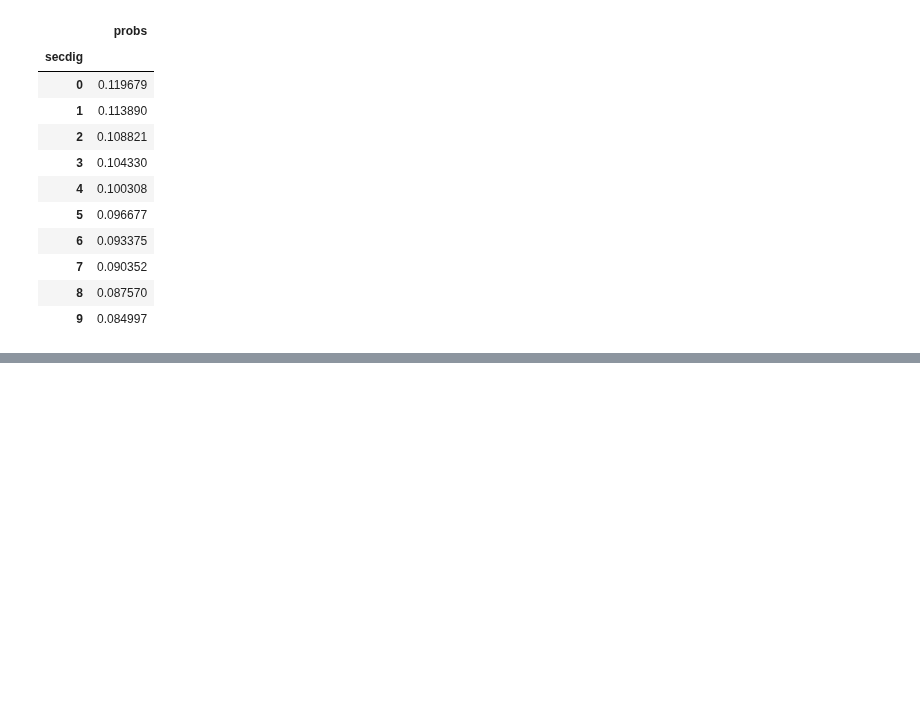
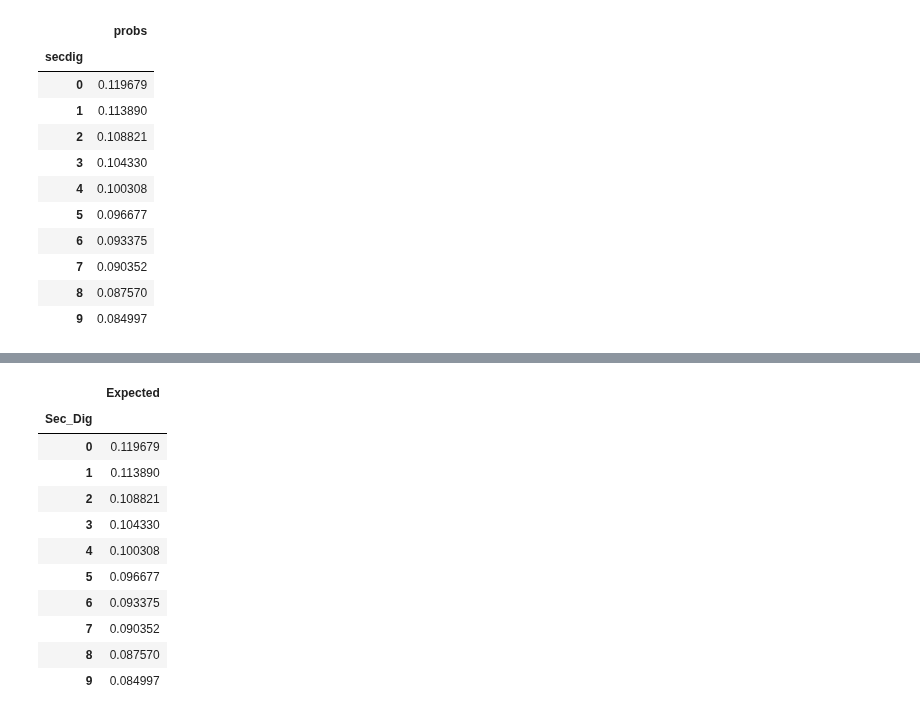
Before and after one commit to milcent/benford_py, a Jupyter notebook: Benford.ipynb, the cells around one changed output, grey strips where cells are left out. Cells and saved outputs as stored; diff of their text form; code cells hidden in the pictures; blank space fills up the shorter version.

```diff
--- a/Benford.ipynb
+++ b/Benford.ipynb
@@ -326,0 +357,15 @@ secondD()
+# %%
+secondDigit()
+# %% [output]
+|  | Expected |
+| Sec_Dig |  |
+| 0 | 0.119679 |
+| 1 | 0.113890 |
+| 2 | 0.108821 |
+| 3 | 0.104330 |
+| 4 | 0.100308 |
+| 5 | 0.096677 |
+| 6 | 0.093375 |
+| 7 | 0.090352 |
+| 8 | 0.087570 |
+| 9 | 0.084997 |
```
Also changed, not shown: parts of 18 cells of this notebook, 1 other file.
